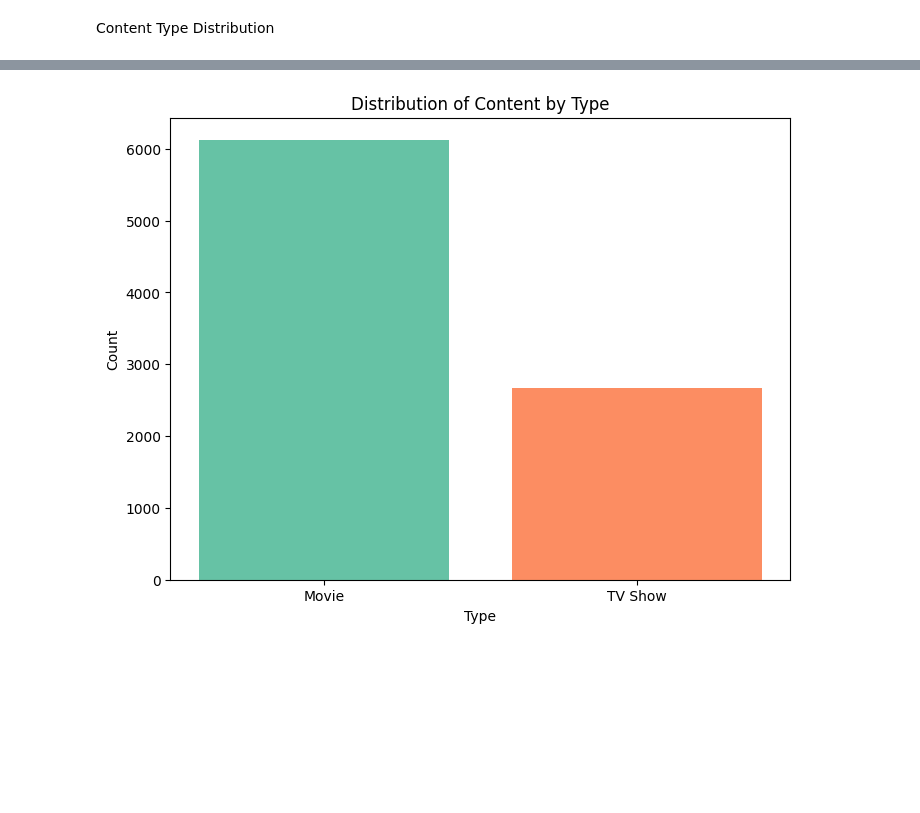
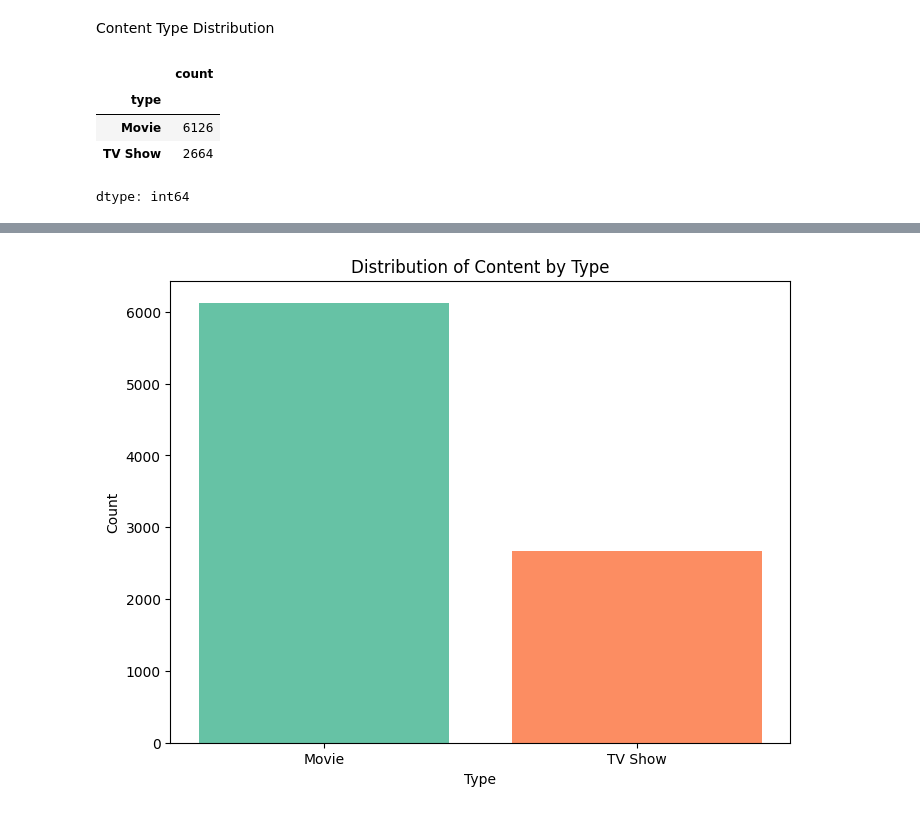
Before and after one commit to test-tlib/UMAM-DS-INTERN-PROJECTS, a Jupyter notebook: UMAM_Netflix_Data_(project_1)_.ipynb, the cells around one changed output, grey strips where cells are left out. Saved outputs shown, nothing was run; the diff lists cells and outputs as text; code cells hidden in the pictures; blank space fills up the shorter version.

```diff
--- a/UMAM_Netflix_Data_(project_1)_.ipynb
+++ b/UMAM_Netflix_Data_(project_1)_.ipynb
@@ -90,3 +90,11 @@ listed_in               object
 dtype: object
 # %% [markdown]
 Content Type Distribution
+# %%
+data['type'].value_counts()
+# %% [output]
+|  | count |
+| type |  |
+| Movie | 6126 |
+| TV Show | 2664 |
+dtype: int64
```
Also changed, not shown: parts of 9 cells of this notebook.
